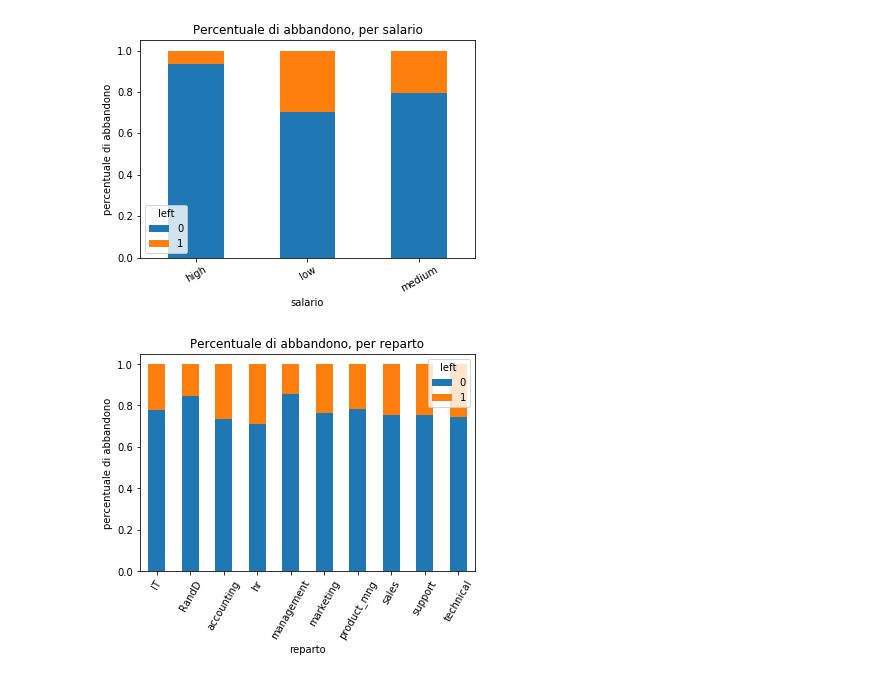
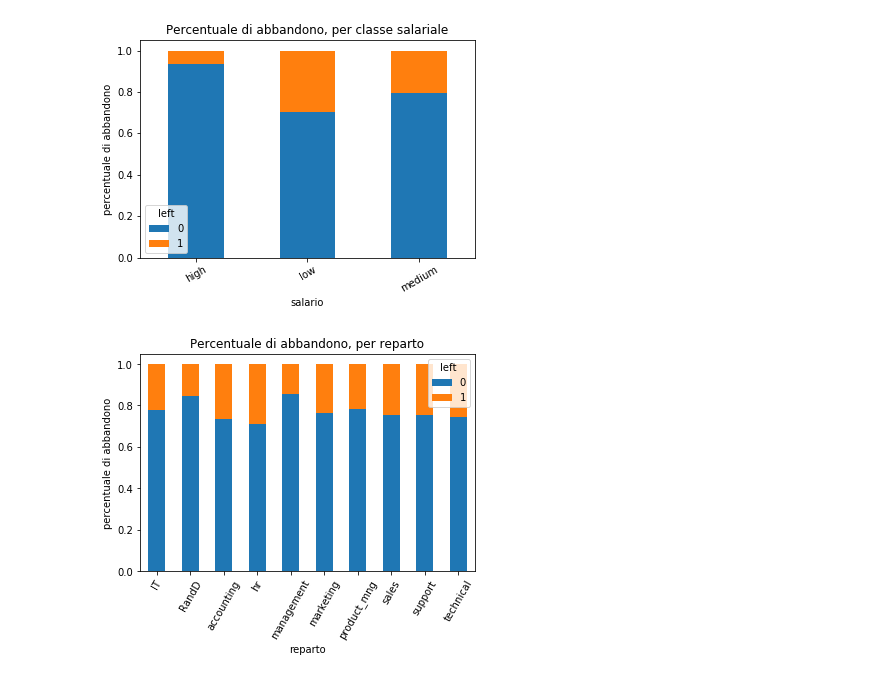
Before and after one commit to noobcode/Data-Mining, a Jupyter notebook: More on data understanding/human_resources_data_understanding.ipynb, the cells around one changed output. Drawn from its saved outputs; the diff is of its cells as text; code cells hidden in the pictures.

```diff
--- a/More on data understanding/human_resources_data_understanding.ipynb
+++ b/More on data understanding/human_resources_data_understanding.ipynb
@@ -30,19 +48,19 @@ plt.savefig('images/promotion_by_role')
 # %%
 # Per ogni salario, conta la percentuale di abbandono
 left_by_salary = pd.crosstab(df['salary'], df['left'])
 
 # Normalizza nell'intervallo [0,1] il numero di abbandoni
 left_by_salary_pct = \
     left_by_salary.div(left_by_salary.sum(1).astype(float), axis=0)
 
 left_by_salary_pct.plot(kind='bar', stacked=True)
-plt.title('Percentuale di abbandono, per salario')
+plt.title('Percentuale di abbandono, per classe salariale')
 plt.xlabel('salario')
 plt.ylabel('percentuale di abbandono')
 plt.xticks(rotation=30)
 plt.savefig('images/left_by_salary')
 # %% [output]
-[figure, old version]
+[figure, new version]
 # %%
 # Per ogni reparto, conta la percentuale di abbandono
 left_by_sales = pd.crosstab(df['sales'], df['left'])
```
Also changed, not shown: parts of 4 cells of this notebook.
